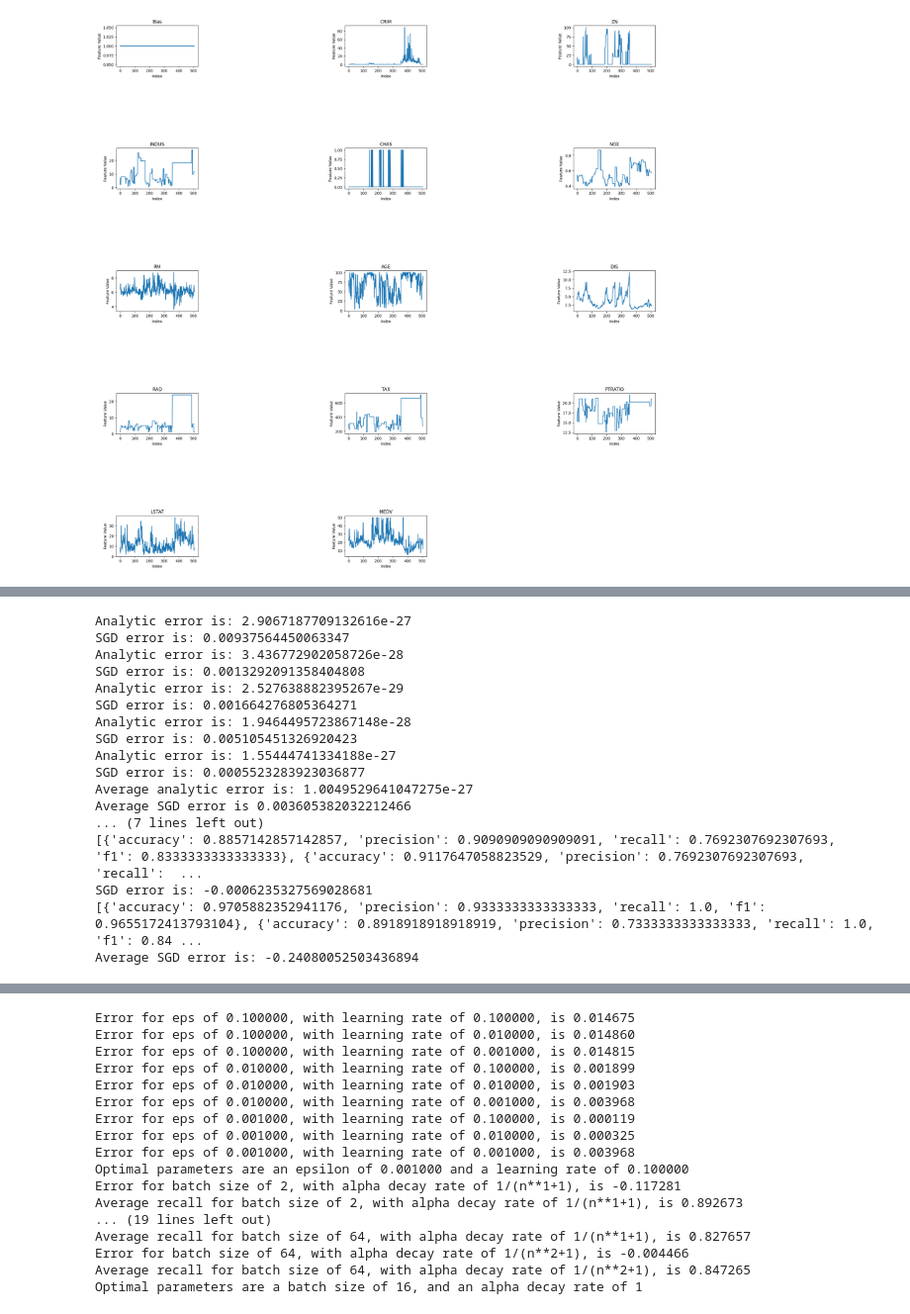
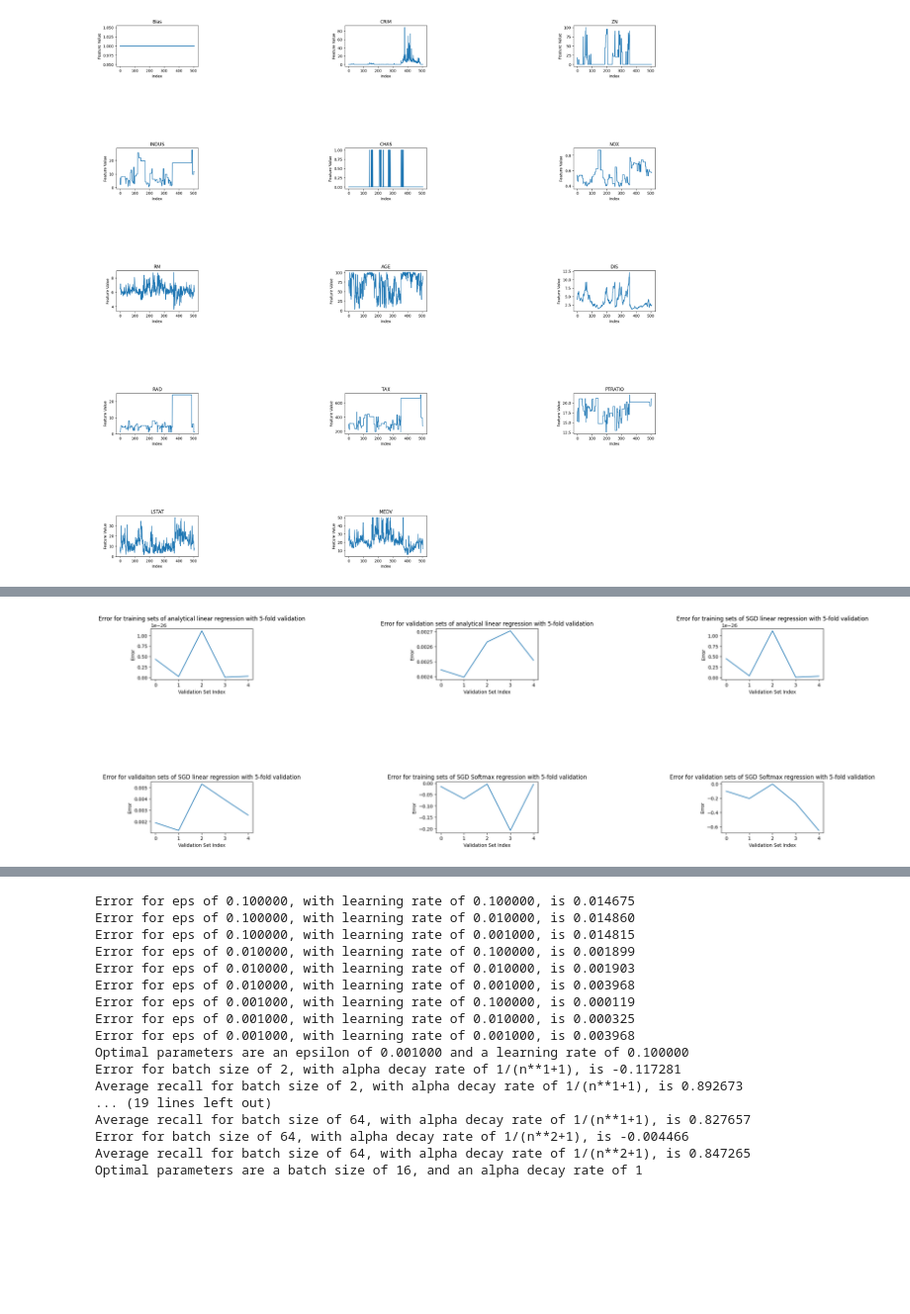
Before and after one commit to lshiyan/COMP551, a Jupyter notebook: 551A1.ipynb, the cells around one changed output, grey strips where cells are left out. Shown at 99% size. Drawn from its saved outputs; the diff is of its cells as text; code cells hidden in the pictures; blank space fills up the shorter version.

```diff
--- a/551A1.ipynb
+++ b/551A1.ipynb
@@ -388,8 +418,10 @@ Nfold=5
 
 partitionedindices=partitionindices(winefeaturesnp, 5)
 
-linregerror=0
-lingregwsgderror=0
+linregerrortraining=[]
+lingregwsgderrortraining=[]
+linregerrorvalidation=[]
+linregwsgderrorvalidation=[]
 
 for n in range(Nfold):
     Xtraining=[]
@@ -400,62 +432,64 @@ for n in range(Nfold):
                 Xtraining.append(cleaneddbnp[index])
                 Ytraining.append(cleaneddbtargets[index])
     Xvalidation=[cleaneddbnp[index] for index in partitionedindices[n]]
     Yvalidation=[cleaneddbtargets[index] for index in partitionedindices[n]]
 
     linreg=LinReg(Xtraining,Ytraining)
     linreg.fitlinear()
-    linregerror+=linreg.getMSE(Xvalidation, Yvalidation)
-    print("Analytic error is:", linreg.getMSE(Xvalidation, Yvalidation))
+    linregerrortraining.append(linreg.getMSE(Xtraining, Ytraining))
+    linregerrorvalidation.append(linreg.getMSE(Xvalidation, Yvalidation))
 
     linregwsgd=LinReg(Xtraining,Ytraining, 128)
     linregwsgd.fitlogistic(0.01, 0.01)
-    lingregwsgderror+=linregwsgd.getMSE(Xvalidation, Yvalidation)
-    print("SGD error is:", linregwsgd.getMSE(Xvalidation, Yvalidation))
+    lingregwsgderrortraining.append(linregwsgd.getMSE(Xtraining, Ytraining))
+    linregwsgderrorvalidation.append(linregwsgd.getMSE(Xvalidation, Yvalidation))
 
-print("Average analytic error is:", linregerror/Nfold)
-print("Average SGD error is", lingregwsgderror/Nfold)
 
 #I don't think I can divide equally in this case, since they're all in order of class 1, 2, 3.
 partitionedindices=partitionindices(winefeaturesnp, 5)
 
-logregerror=0
-
+logregerrortraining=[]
+logregerrorvalidation=[]
 for n in range(Nfold):
     Xtraining=[]
     Ytraining=[]
     for i in range(len(partitionedindices)):
         if i!=n:
             for index in partitionedindices[i]:
                 Xtraining.append(winefeaturesnp[index])
                 Ytraining.append(winetargets[index])
     Xvalidation=[winefeaturesnp[index] for index in partitionedindices[n]]
     Yvalidation=[winetargets[index] for index in partitionedindices[n]]
 
     logreg=LogReg(Xtraining,Ytraining, 32)
     logreg.fit(0.01, 0.01, 1)
-    logregerror+=logreg.getLoss(Xvalidation, Yvalidation)
-    print("SGD error is:", logreg.getLoss(Xvalidation, Yvalidation))
-    print(logreg.getMetrics(Xvalidation, Yvalidation))
+    logregerrortraining.append(logreg.getLoss(Xtraining, Ytraining))
+    logregerrorvalidation.append(logreg.getLoss(Xvalidation, Yvalidation))
 
-print("Average SGD error is:", logregerror/Nfold)
+errors=[linregerrortraining, lingregwsgderrortraining, linregerrorvalidation, linregwsgderrorvalidation,
+        logregerrortraining, logregerrorvalidation]
+titles=["Error for training sets of analytical linear regression with 5-fold validation",
+        "Error for validation sets of analytical linear regression with 5-fold validation",
+        "Error for training sets of SGD linear regression with 5-fold validation",
+        "Error for validaiton sets of SGD linear regression with 5-fold validation",
+        "Error for training sets of SGD Softmax regression with 5-fold validation",
+        "Error for validation sets of SGD Softmax regression with 5-fold validation"]
+
+plt.subplots_adjust(left=0.1,
+                    bottom=0.1,
+                    right=0.9,
+                    top=0.9,
+                    wspace=0.4,
+                    hspace=2)
+
+for i in range(len(errors)):
+    plt.subplot(6, 6, 2*i+1)
+    plt.plot(range(len(errors[i])), errors[i])
+    plt.ylabel("Error")
+    plt.xlabel("Validation Set Index")
+    plt.title(titles[i])
 # %% [output]
-Analytic error is: 2.9067187709132616e-27
-SGD error is: 0.00937564450063347
-Analytic error is: 3.436772902058726e-28
-SGD error is: 0.0013292091358404808
-Analytic error is: 2.527638882395267e-29
-SGD error is: 0.001664276805364271
-Analytic error is: 1.9464495723867148e-28
-SGD error is: 0.005105451326920423
-Analytic error is: 1.55444741334188e-27
-SGD error is: 0.0005523283923036877
-Average analytic error is: 1.0049529641047275e-27
-Average SGD error is 0.003605382032212466
-... (7 lines left out)
-[{'accuracy': 0.8857142857142857, 'precision': 0.9090909090909091, 'recall': 0.7692307692307693, 'f1': 0.8333333333333333}, {'accuracy': 0.9117647058823529, 'precision': 0.7692307692307693, 'recall':  ...
-SGD error is: -0.0006235327569028681
-[{'accuracy': 0.9705882352941176, 'precision': 0.9333333333333333, 'recall': 1.0, 'f1': 0.9655172413793104}, {'accuracy': 0.8918918918918919, 'precision': 0.7333333333333333, 'recall': 1.0, 'f1': 0.84 ...
-Average SGD error is: -0.24080052503436894
+[figure, added]
 # %%
 #Task 3 Part 3:
 partitionedindices=partitionindices(cleaneddbnp, 10)
```
Also changed, not shown: parts of 7 cells of this notebook.
